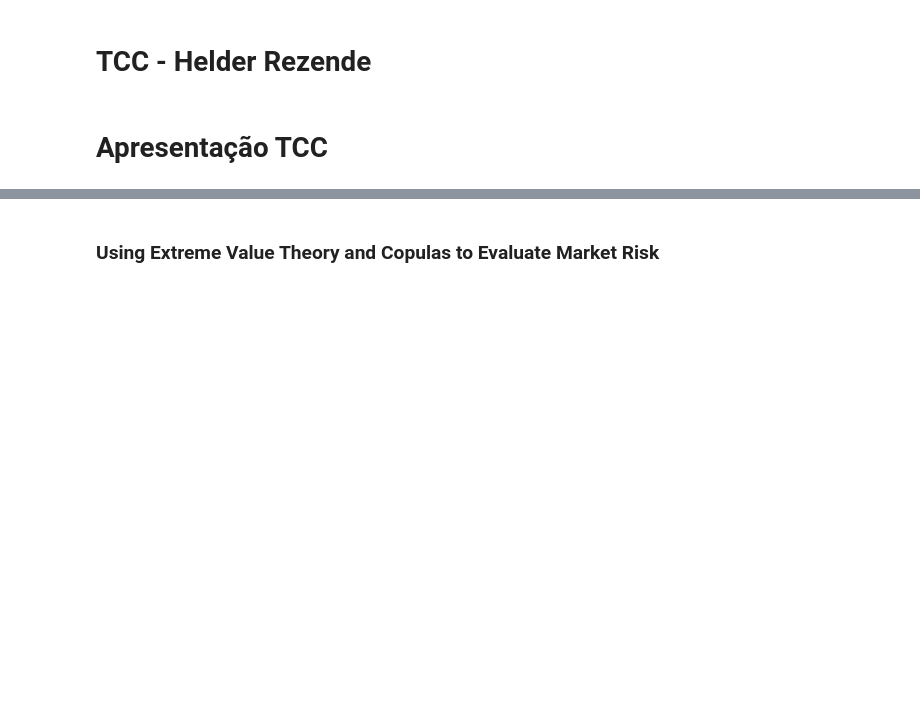
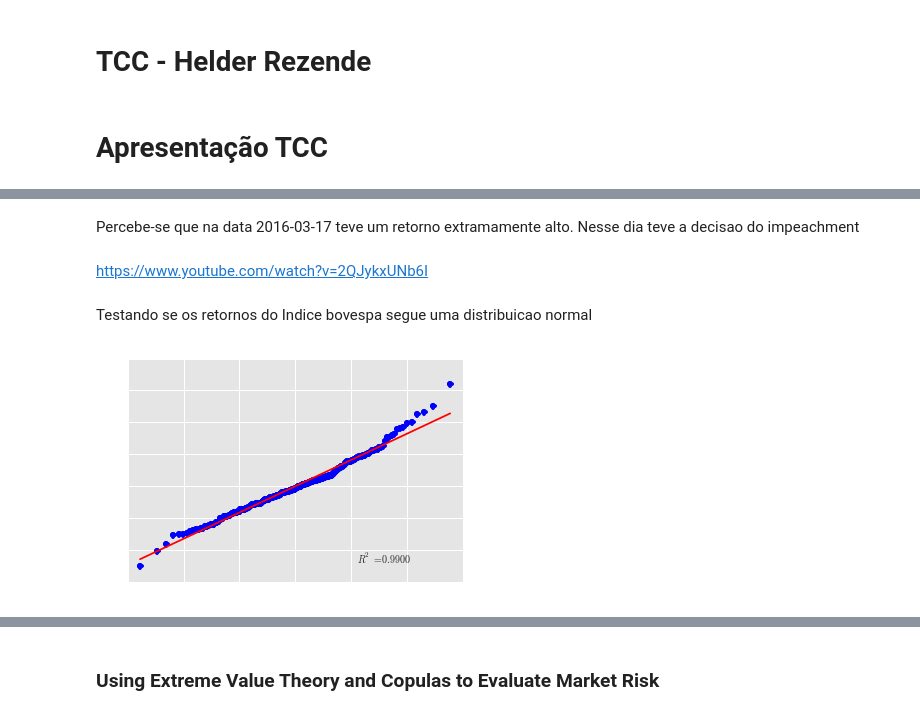
Before and after one commit to helderrezende/TCC, a Jupyter notebook: TCC Helder.ipynb, the cells around one changed output, grey strips where cells are left out. Saved outputs shown, nothing was run; the diff lists cells and outputs as text; code cells hidden in the pictures; blank space fills up the shorter version.

```diff
--- a/TCC Helder.ipynb
+++ b/TCC Helder.ipynb
@@ -66,0 +44,5 @@ plt.savefig('volatilidade_bovespa.png',bbox_inches='tight')
+# %%
+cotacoes_bovespa = web.DataReader('^BVSP', data_source='yahoo', start='3/21/2015', end = '4/1/2016')['Close'] # cotacoes atraves do yahoo finace
+retornos_bovespa_abs = abs(np.log(cotacoes_bovespa / cotacoes_bovespa.shift(1))).dropna()
+retornos_bovespa = (np.log(cotacoes_bovespa / cotacoes_bovespa.shift(1))).dropna()
+pd.DataFrame(retornos_bovespa.sort_values()[-5:]*100) # ordena os valores e pega os 5 maiores
@@ -66,0 +57,12 @@ plt.savefig('volatilidade_bovespa.png',bbox_inches='tight')
+# %% [markdown]
+Percebe-se que na data 2016-03-17 teve um retorno extramamente alto. Nesse dia teve a decisao do impeachment
+# %% [markdown]
+https://www.youtube.com/watch?v=2QJykxUNb6I
+# %% [markdown]
+Testando se os retornos do Indice bovespa segue uma distribuicao normal
+# %%
+Q = retornos_bovespa.as_matrix()
+scipy.stats.probplot(Q, dist=scipy.stats.norm, plot=plt.figure().add_subplot(111))
+plt.title(u"Normal QQ-plot of Microsoft daily returns in 2013", weight="bold");
+# %% [output]
+[figure, added]
```
Also changed, not shown: parts of 71 cells of this notebook.
